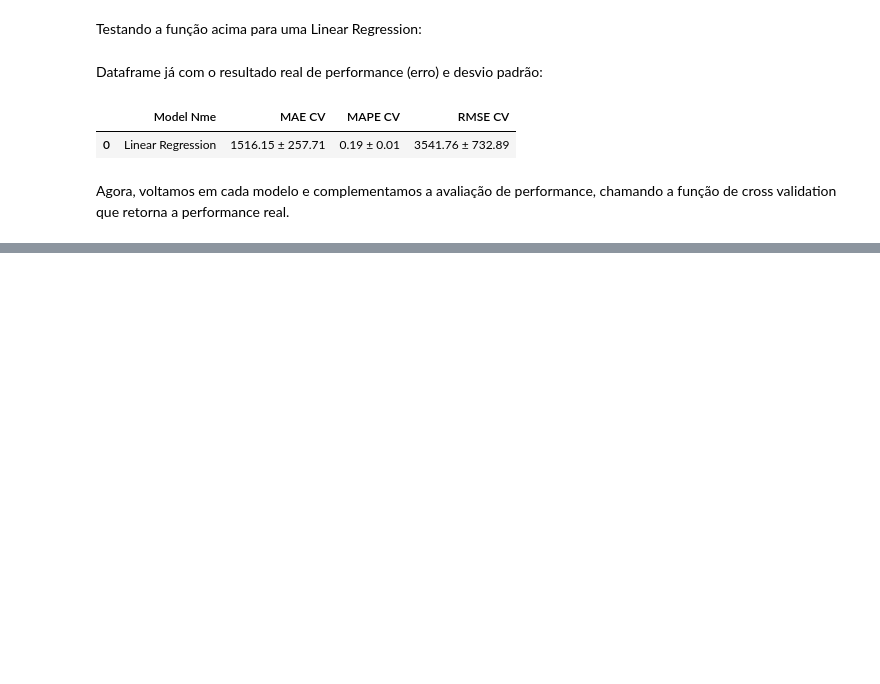
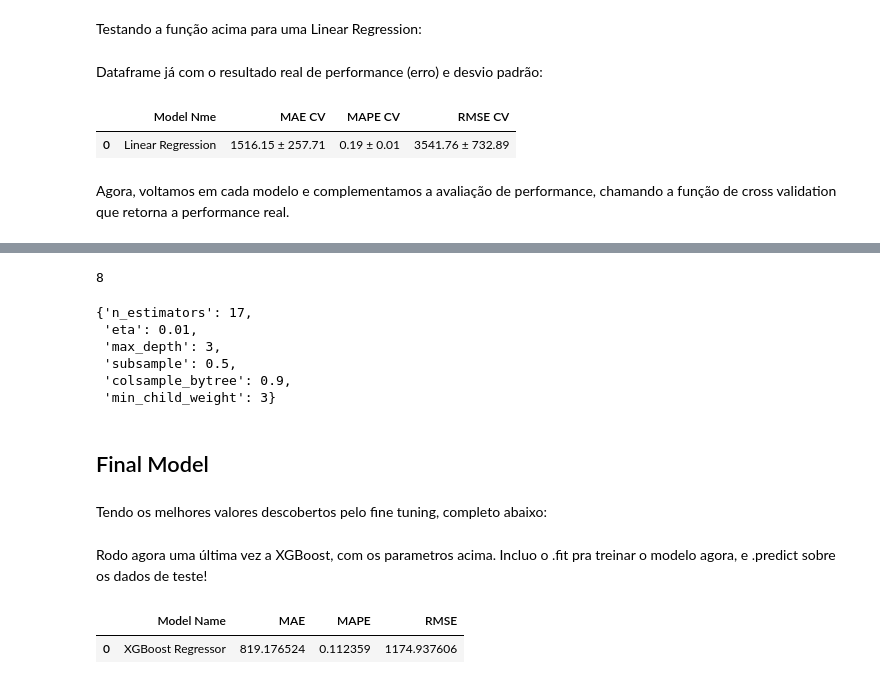
Before and after one commit to nortonvanz/Pharmacy-Sales-Forecast, a Jupyter notebook: notebooks/m04_eda.ipynb, the cells around one changed output, grey strips where cells are left out. Cells and saved outputs as stored; diff of their text form; code cells hidden in the pictures; blank space fills up the shorter version.

```diff
--- a/notebooks/m04_eda.ipynb
+++ b/notebooks/m04_eda.ipynb
@@ -2823,0 +2896,52 @@ Agora, voltamos em cada modelo e complementamos a avaliação de performance, ch
+# %%
+random.sample(v, 1)[0]
+# %% [output]
+8
+# %%
+hp = { k: random.sample(v, 1)[0] for k, v in param.items() }
+hp
+# %% [output]
+{'n_estimators': 17,
+ 'eta': 0.01,
+ 'max_depth': 3,
+ 'subsample': 0.5,
+ 'colsample_bytree': 0.9,
+ 'min_child_weight': 3}
+# %% [markdown]
+## Final Model
+# %% [markdown]
+Tendo os melhores valores descobertos pelo fine tuning, completo abaixo:
+# %%
+#completa no dicionário o melhor conjunto de parâmetros da tabela acima
+param_tuned = {
+    'n_estimators':17,
+    'eta':0.3,
+    'max_depth':5,
+    'subsample':0.1,
+    'colsample_bytree':0.9,
+    'min_child_weight':3
+}
+# %% [markdown]
+Rodo agora uma última vez a XGBoost, com os parametros acima.
+Incluo o .fit pra treinar o modelo agora, e .predict sobre os dados de teste!
+# %%
+#model
+model_xgb_tuned = xgb.XGBRegressor(
+        objective = 'reg:squarederror', #função objetiva
+        n_estimators = param_tuned['n_estimators'], #quantas árvores vai criar (fica legal com umas 3k arvores: leva horas)
+        eta = param_tuned['eta'], #quantas passadas usa pra fazer o aprendizado
+        max_depth = param_tuned['max_depth'], #máxima ramificação da árvore
+        subsample = param_tuned['subsample'], #% das variáveis de amostra pra selecionar as relevantes
+        colsample_bytree = param_tuned['colsample_bytree'],
+        min_child_weight = param_tuned['min_child_weight'] ).fit( x_train, Y_train )
+
+#prediction
+yhat_xgb_tuned = model_xgb_tuned.predict( x_test )
+
+#performance - medição
+    #recebe nome do modelo, valores reais de venda, e predições de venda
+xgb_result_tuned = ml_error( 'XGBoost Regressor', np.expm1(Y_test), np.expm1(yhat_xgb_tuned) )
+xgb_result_tuned
+# %% [output]
+|  | Model Name | MAE | MAPE | RMSE |
+| 0 | XGBoost Regressor | 819.176524 | 0.112359 | 1174.937606 |
```
Also changed, not shown: parts of 8 cells of this notebook.
